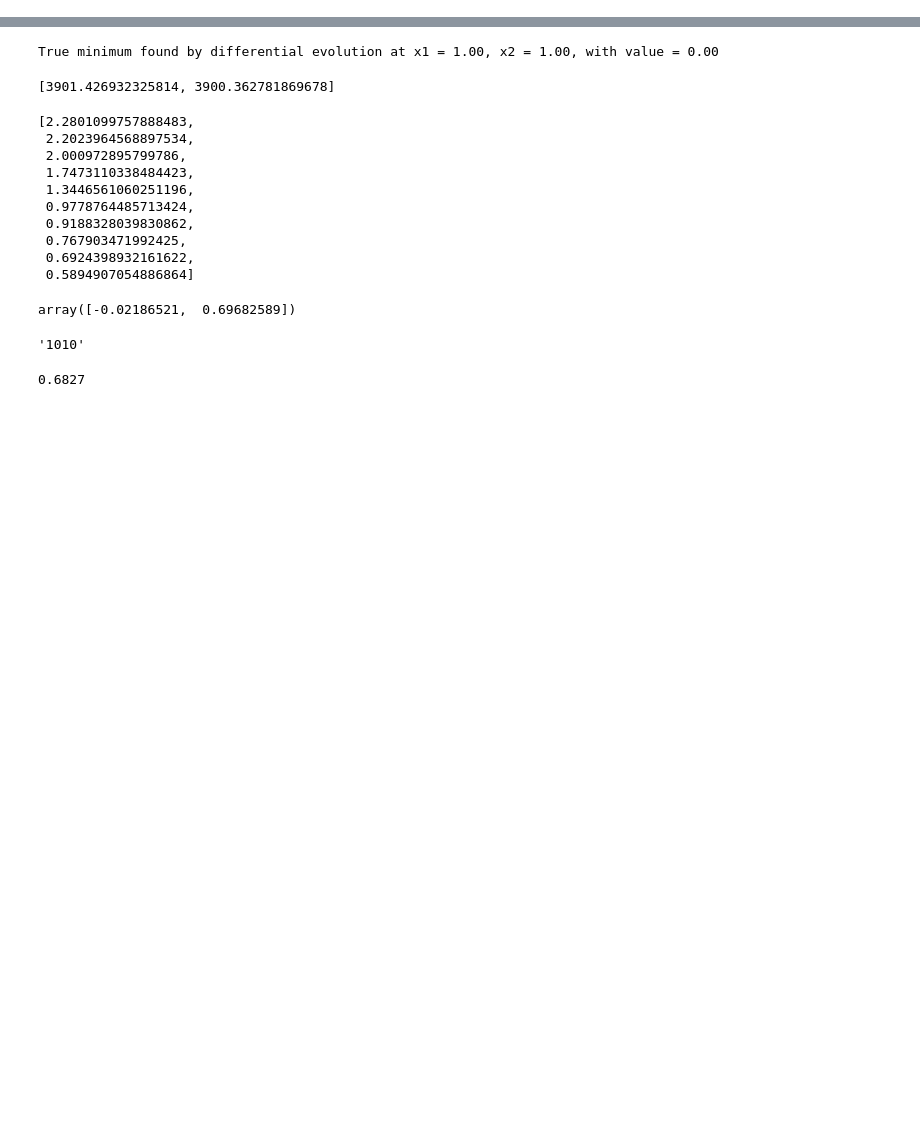
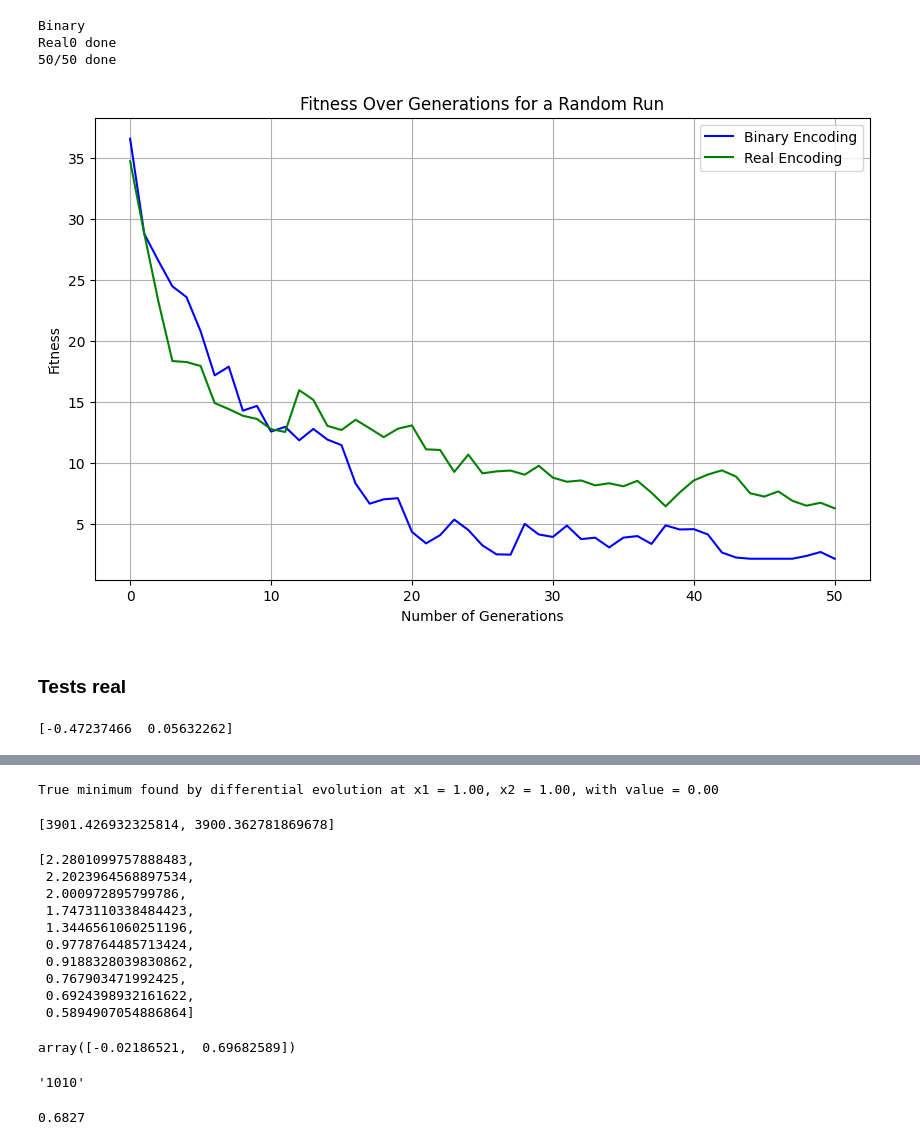
Before and after one commit to LosPadrinosMemens/HW2_Evolutionary_Computation, a Jupyter notebook: main.ipynb, the cells around one changed output, grey strips where cells are left out. Cells and saved outputs as stored; diff of their text form; code cells hidden in the pictures; blank space fills up the shorter version.

```diff
--- a/main.ipynb
+++ b/main.ipynb
@@ -7,0 +96,57 @@ True
+# %%
+print('Binary')
+avg_bin, std_bin, max_bin = ga_solve(100, f_B, [(-5.12, 5.12),(-5.12, 5.12),(-5.12, 5.12),(-5.12, 5.12),(-5.12, 5.12)],
+                                    n = 5, binary = True, minimization = True,
+                                    n_generations = 50,pc=0.9, precision_digits=4)
+print('Real')
+avg_real, std_real, max_real = ga_solve(100, f_B, [(-5.12, 5.12),(-5.12, 5.12),(-5.12, 5.12),(-5.12, 5.12),(-5.12, 5.12)],
+                                    n = 5, binary = False, minimization = True,
+                                    n_generations = 50,pc=0.9, precision_digits=4)
+
+data = {
+    'avg_bin': avg_bin,
+    'std_bin': std_bin,
+    'max_bin': max_bin,
+    'avg_real': avg_real,
+    'std_real': std_real,
+    'max_real': max_real
+}
+
+with open('pickles/ga_fc_results.pkl', 'wb') as f:
+    pickle.dump(data, f)
+
+with open('pickles/ga_fc_results.pkl', 'rb') as f:
+    data = pickle.load(f)
+
+# Retrieve the variables
+avg_bin = data['avg_bin']
+std_bin = data['std_bin']
+max_bin = data['max_bin']
+avg_real = data['avg_real']
+std_real = data['std_real']
+max_real = data['max_real']
+
+plt.figure(figsize=(10, 6))
+plt.plot(avg_bin, label='Binary Encoding', color='blue', linestyle='-')
+plt.plot(avg_real, label='Real Encoding', color='green', linestyle='-')
+plt.xlabel('Number of Generations')
+plt.ylabel('Fitness')
+plt.title('Fitness Over Generations for a Random Run')
+plt.legend()
+plt.grid(True)
+plt.show()
+# %% [output]
+Binary
+Real0 done
+50/50 done
+[figure, added]
+# %% [markdown]
+### Tests real
+# %%
+population = []
+for i in range(100):
+    individual = initialize(2, False, constraints = [(-2.058,2.058), (-2.058,2.058)]) # np.arrays
+    population.append(individual)
+print(population[1])
+# %% [output]
+[-0.47237466  0.05632262]
```
Also changed, not shown: parts of 18 cells of this notebook, 3 other files.
